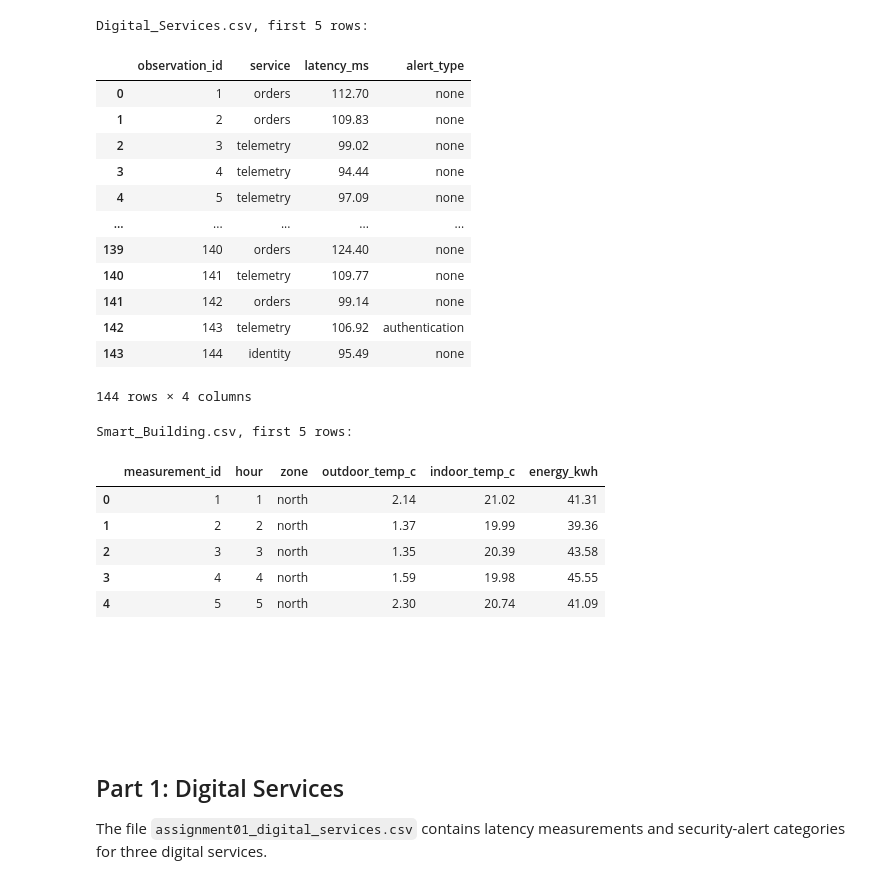
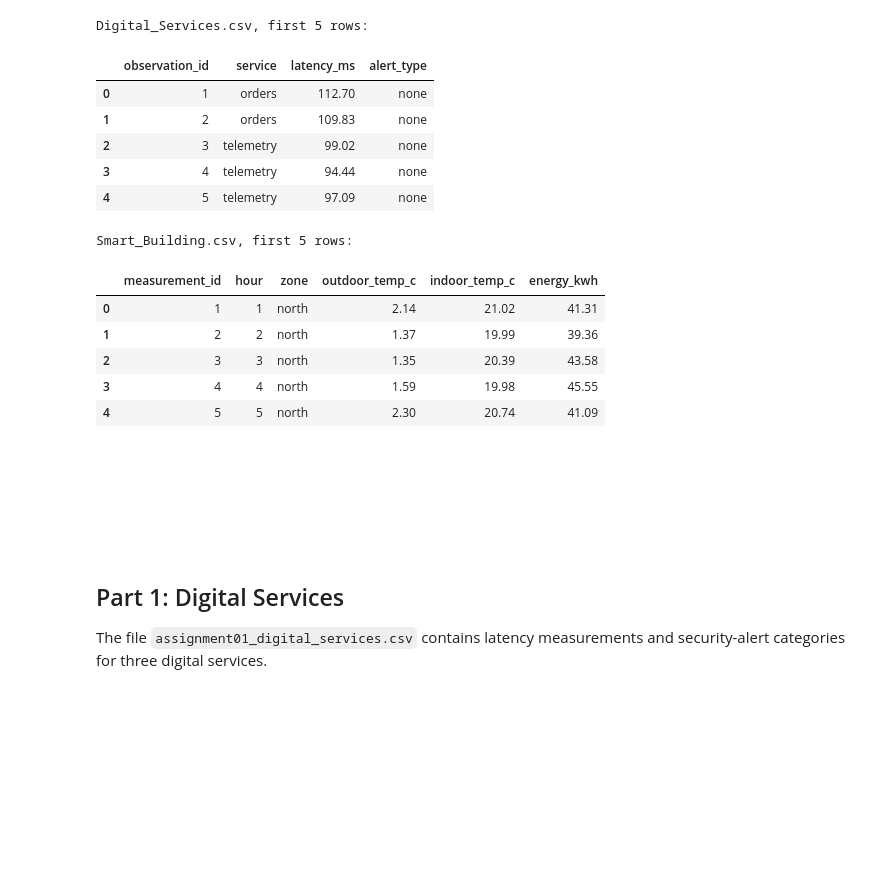
Before and after one commit to Dogmeat2000/sta1, a Jupyter notebook: assignment1/assignment1.ipynb, the cells around one changed output. Drawn from its saved outputs; the diff is of its cells as text; code cells hidden in the pictures; blank space fills up the shorter version.

```diff
--- a/assignment1/assignment1.ipynb
+++ b/assignment1/assignment1.ipynb
@@ -28,33 +28,26 @@ Based on assignment 1 description (https://rbrooksdk.github.io/STA1_26/assignmen
 # %%
 #Imports:
 import pandas as pd
 import matplotlib.pyplot as plt
 import numpy as np
 
 # Load the data files:
 print("\nDigital_Services.csv, first 5 rows:")
 digitalServicesData_unmodified = pd.read_csv('data/assignment01_digital_services.csv', delimiter = ',')
-display(digitalServicesData_unmodified.head(500))
+display(digitalServicesData_unmodified.head(5))
 
 print("\n\nSmart_Building.csv, first 5 rows:")
 smartBuildingData_unmodified = pd.read_csv('data/assignment01_smart_building.csv', delimiter = ',')
 display(smartBuildingData_unmodified.head(5))
 # %% [output]
 Digital_Services.csv, first 5 rows:
 |  | observation_id | service | latency_ms | alert_type |
 | 0 | 1 | orders | 112.70 | none |
 | 1 | 2 | orders | 109.83 | none |
 | 2 | 3 | telemetry | 99.02 | none |
 | 3 | 4 | telemetry | 94.44 | none |
 | 4 | 5 | telemetry | 97.09 | none |
-| ... | ... | ... | ... | ... |
-| 139 | 140 | orders | 124.40 | none |
-| 140 | 141 | telemetry | 109.77 | none |
-| 141 | 142 | orders | 99.14 | none |
-| 142 | 143 | telemetry | 106.92 | authentication |
-| 143 | 144 | identity | 95.49 | none |
-144 rows × 4 columns
+Smart_Building.csv, first 5 rows:
-Smart_Building.csv, first 5 rows:
 |  | measurement_id | hour | zone | outdoor_temp_c | indoor_temp_c | energy_kwh |
 | 0 | 1 | 1 | north | 2.14 | 21.02 | 41.31 |
 | 1 | 2 | 2 | north | 1.37 | 19.99 | 39.36 |
```
Also changed, not shown: parts of 8 cells of this notebook.
